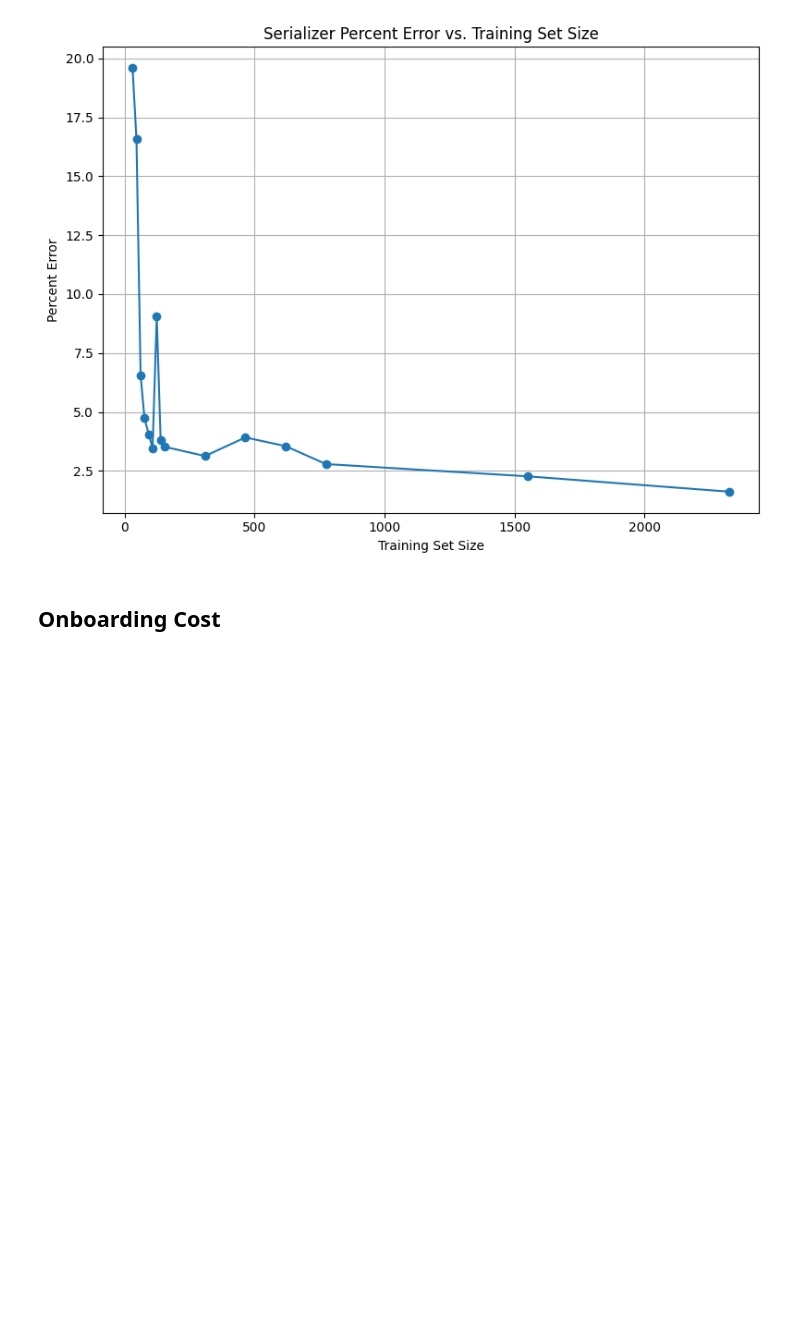
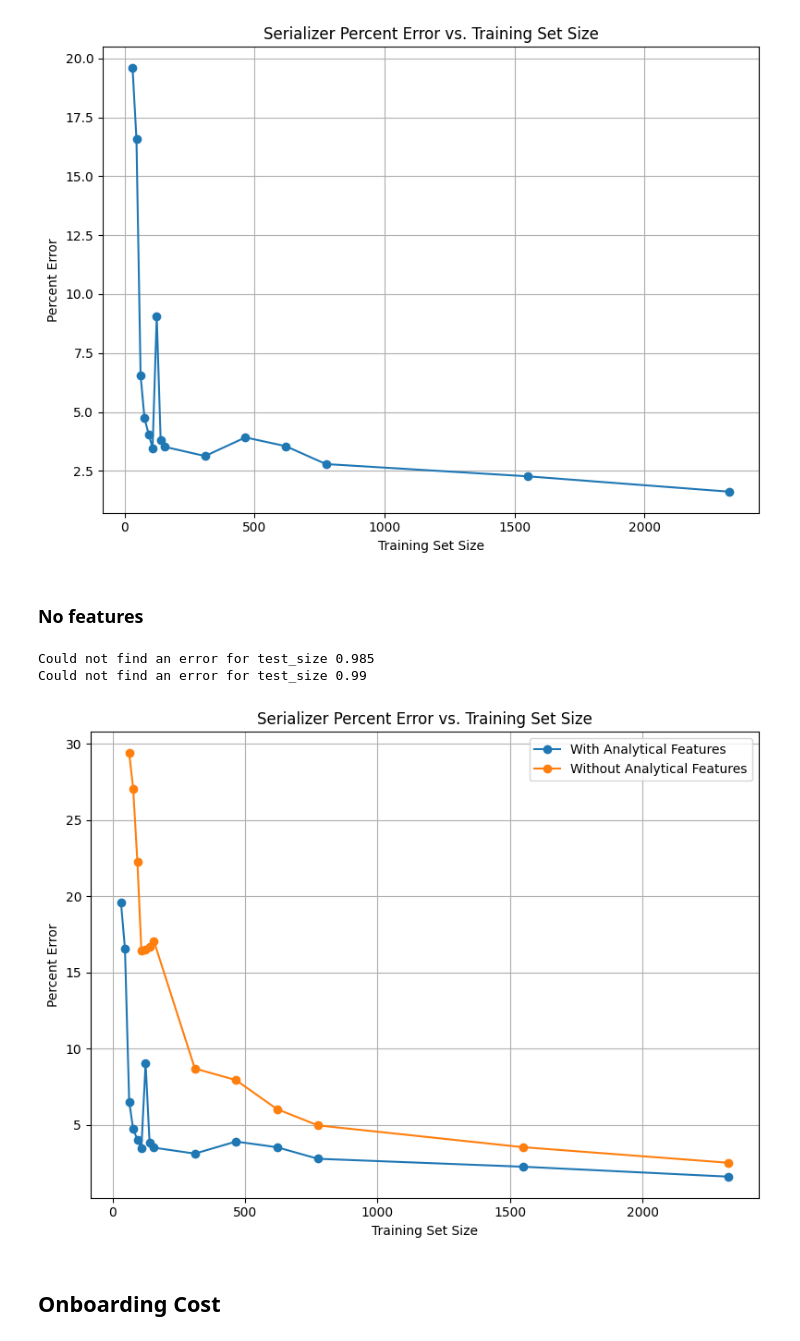
Before and after one commit to ronitnag04/lynx, a Jupyter notebook: ml_model/analysis.ipynb, the cells around one changed output. Cells and saved outputs as stored; diff of their text form; code cells hidden in the pictures; blank space fills up the shorter version.

```diff
--- a/ml_model/analysis.ipynb
+++ b/ml_model/analysis.ipynb
@@ -473,6 +524,60 @@ plt.savefig("sweep_results/hpb_only/train_test_split_ser/serializer_train_test_s
 plt.show()
 # %% [output]
 [figure]
+# %% [markdown]
+### No features
+# %%
+summary_file = "sweep_results/hpb_only/train_test_split_ser_no_feat/summary.txt"
+with open(summary_file, "r") as f:
+    summary = f.read()
+
+serializer_no_feat_test_error = {}
+lines = summary.split("\n")
+i = 0
+while i < len(lines):
+    line = lines[i]
+    if "Test size: " in line:
+            pat = r"Test size: ([^|]+)"
+            m = re.search(pat, line)
+            if m:
+                test_size = float(m.group(1))
+                i += 1
+                line = lines[i]
+                try:
+                    percent_error = float(line.split("Final Percent Error: ")[1].split("%")[0].strip())
+                    serializer_no_feat_test_error[test_size] = percent_error
+                except:
+                    print(f"Could not find an error for test_size {test_size}")
+    i += 1
+# %% [output]
+Could not find an error for test_size 0.985
+Could not find an error for test_size 0.99
+# %%
+dataset_size = 3101
+test_proportions = serializer_test_error.keys()
+errors = [serializer_test_error[test_proportion] for test_proportion in test_proportions]
+test_sizes = [math.ceil(dataset_size * test_proportion) for test_proportion in test_proportions]
+train_sizes = [dataset_size - test_size for test_size in test_sizes]
+
+no_feat_test_proportions = serializer_no_feat_test_error.keys()
+no_feat_errors = [serializer_no_feat_test_error[test_proportion] for test_proportion in no_feat_test_proportions]
+no_feat_test_sizes = [math.ceil(dataset_size * test_proportion) for test_proportion in no_feat_test_proportions]
+no_feat_train_sizes = [dataset_size - test_size for test_size in no_feat_test_sizes]
+
+fig, ax = plt.subplots(figsize=(8, 6))
+# Sort test_sizes for a smooth plot
+ax.plot(train_sizes, errors, marker='o', label="With Analytical Features")
+ax.plot(no_feat_train_sizes, no_feat_errors, marker='o', label="Without Analytical Features")
+ax.set_xlabel("Training Set Size")
+ax.set_ylabel("Percent Error")
+ax.set_title("Serializer Percent Error vs. Training Set Size")
+ax.legend()
+plt.grid(True)
+plt.tight_layout()
+plt.savefig("sweep_results/hpb_only/train_test_split_ser_no_feat/serializer_train_test_split_error.png", bbox_inches='tight')
+plt.show()
+# %% [output]
+[figure, added]
 # %% [markdown]
 ## Onboarding Cost
 # %%
```
Also changed, not shown: parts of 3 cells of this notebook, 2 other files.
